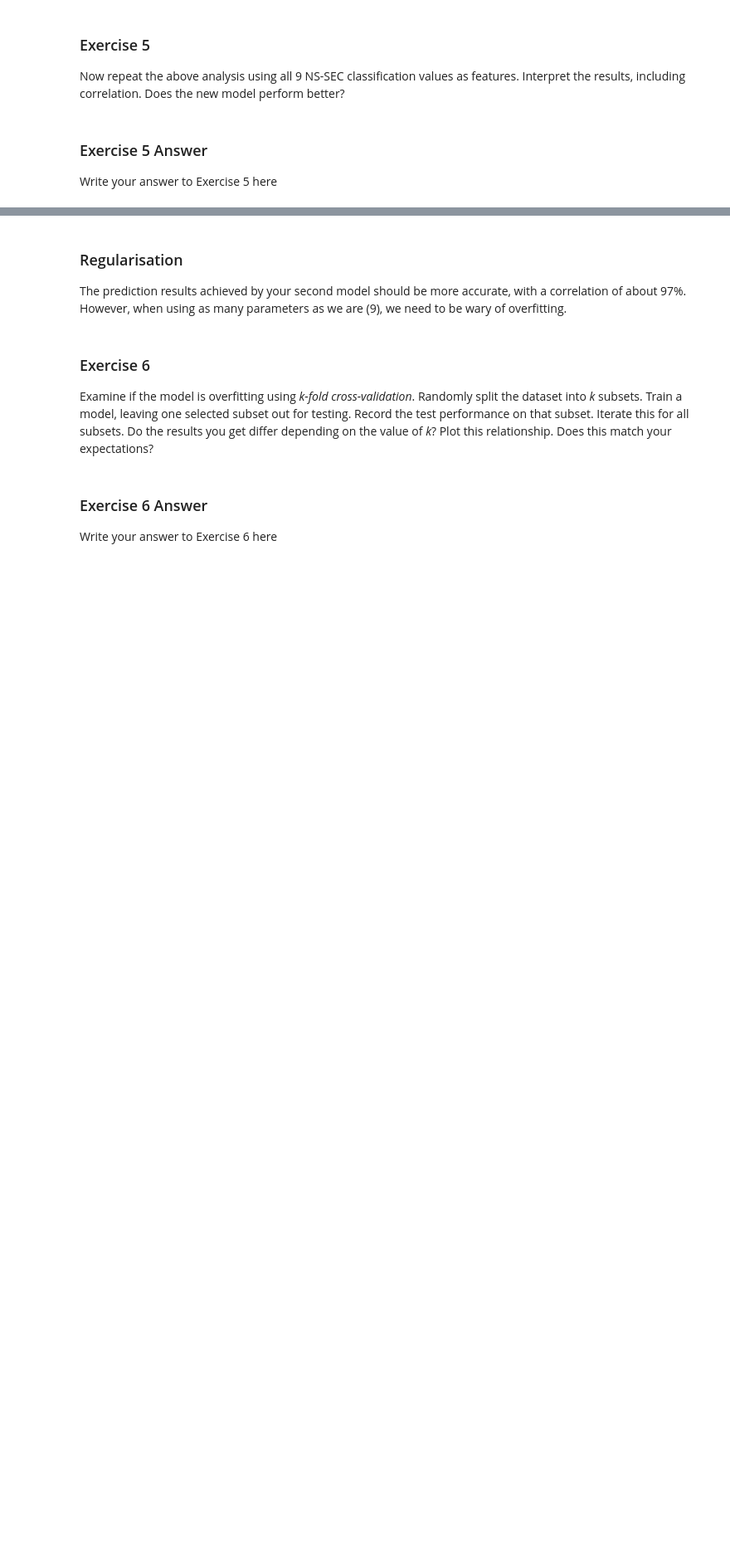
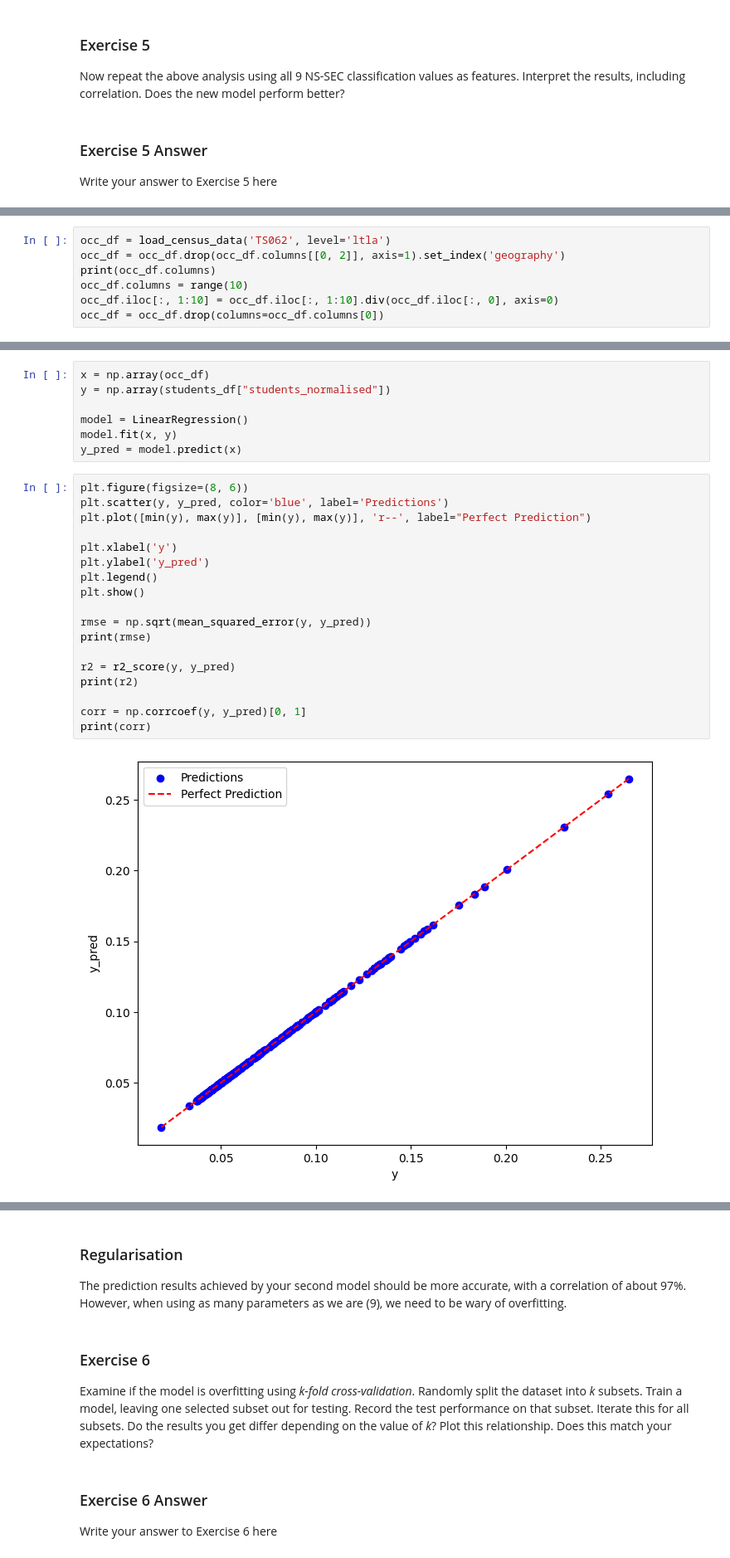
Before and after one commit to sdenyskov/sd995_ads_2024, a Jupyter notebook: notebooks/03-address_glm.ipynb, the cells around one changed output, grey strips where cells are left out. Shown at 83% size. Drawn from its saved outputs; the diff is of its cells as text; blank space fills up the shorter version.

```diff
--- a/notebooks/03-address_glm.ipynb
+++ b/notebooks/03-address_glm.ipynb
@@ -797,0 +1010,7 @@ Write your answer to Exercise 5 here
+# %%
+occ_df = load_census_data('TS062', level='ltla')
+occ_df = occ_df.drop(occ_df.columns[[0, 2]], axis=1).set_index('geography')
+print(occ_df.columns)
+occ_df.columns = range(10)
+occ_df.iloc[:, 1:10] = occ_df.iloc[:, 1:10].div(occ_df.iloc[:, 0], axis=0)
+occ_df = occ_df.drop(columns=occ_df.columns[0])
@@ -797,0 +1029,27 @@ Write your answer to Exercise 5 here
+# %%
+x = np.array(occ_df)
+y = np.array(students_df["students_normalised"])
+
+model = LinearRegression()
+model.fit(x, y)
+y_pred = model.predict(x)
+# %%
+plt.figure(figsize=(8, 6))
+plt.scatter(y, y_pred, color='blue', label='Predictions')
+plt.plot([min(y), max(y)], [min(y), max(y)], 'r--', label="Perfect Prediction")
+
+plt.xlabel('y')
+plt.ylabel('y_pred')
+plt.legend()
+plt.show()
+
+rmse = np.sqrt(mean_squared_error(y, y_pred))
+print(rmse)
+
+r2 = r2_score(y, y_pred)
+print(r2)
+
+corr = np.corrcoef(y, y_pred)[0, 1]
+print(corr)
+# %% [output]
+[figure, added]
```
Also changed, not shown: parts of 43 cells of this notebook, 14 other files.
